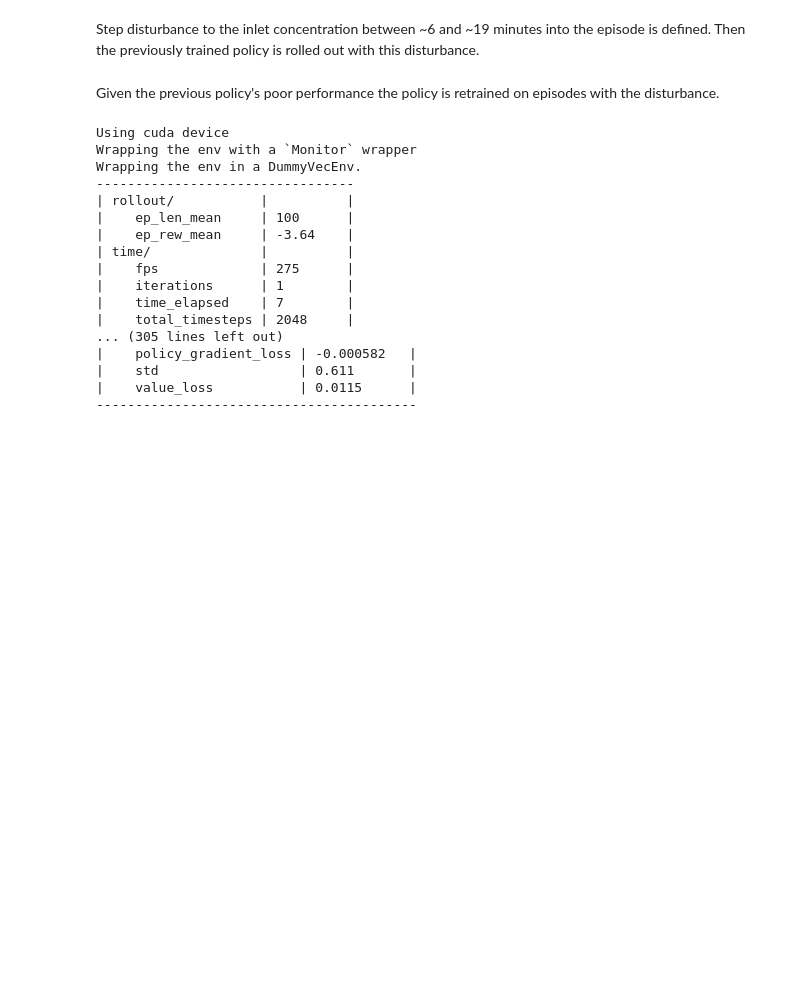
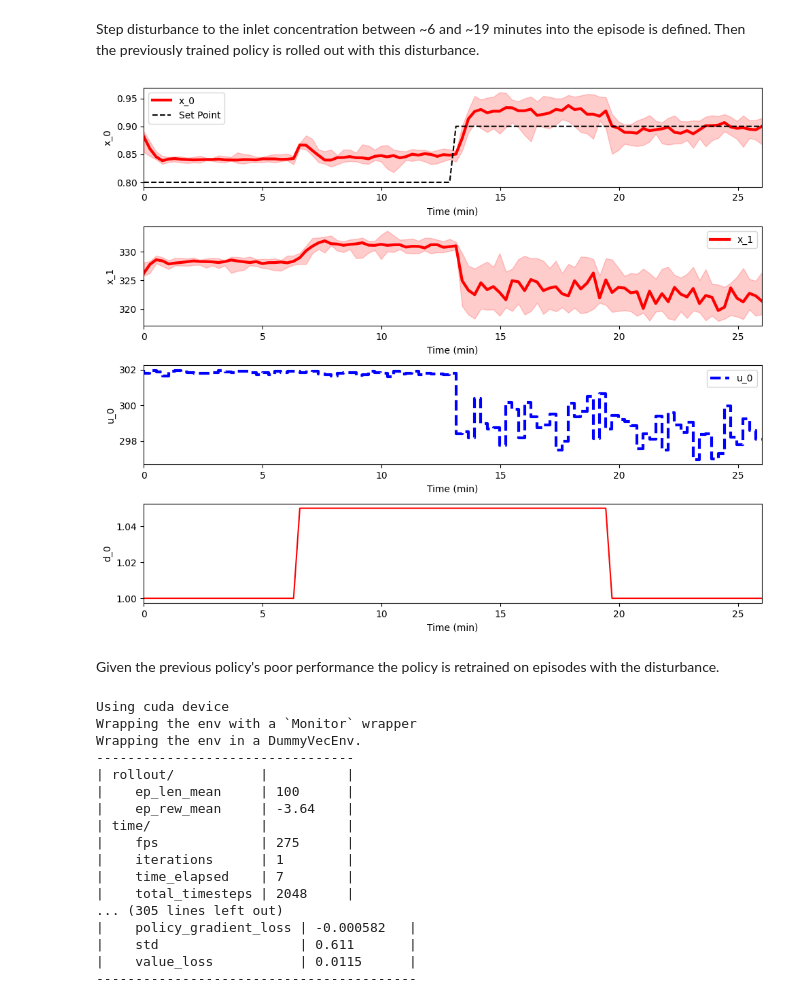
Before and after one commit to MaximilianB2/pc-gym, a Jupyter notebook: pc-gym/pc_gym showcase (PPO).ipynb, the cells around one changed output. Drawn from its saved outputs; the diff is of its cells as text; code cells hidden in the pictures; blank space fills up the shorter version.

```diff
--- a/pc-gym/pc_gym showcase (PPO).ipynb
+++ b/pc-gym/pc_gym showcase (PPO).ipynb
@@ -200,17 +258,19 @@ multistage_env.plot_rollout(initial_policy,10)
 # %% [markdown]
 Step disturbance to the inlet concentration between ~6 and ~19 minutes into the episode is defined. Then the previously trained policy is rolled out with this disturbance.
 # %%
-
 disturbance = {
     '0': np.array([None for i in range(nsteps)]),
     '1': np.array([1 for i in range(int(nsteps/4))]+[1.05 for i in range(int(nsteps/2))]+[1 for i in range(int(nsteps/4))]),
 }
 
 env_params.update({'disturbances': disturbance,})
 
 
 env = Models_env(env_params)
-#env.plot_rollout(initial_policy,10)
+
+env.plot_rollout(initial_policy,10)
+# %% [output]
+[figure, added]
 # %% [markdown]
 Given the previous policy's poor performance the policy is retrained on episodes with the disturbance.
 # %%
```
Also changed, not shown: parts of 18 cells of this notebook, 7 other files.
